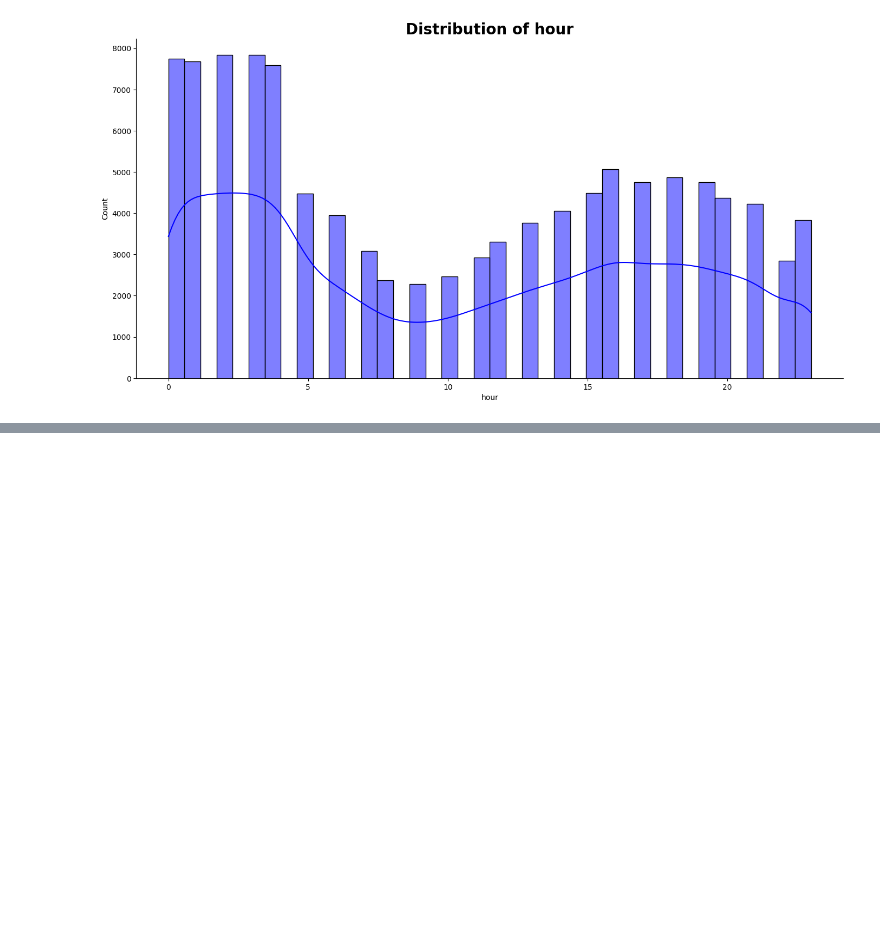
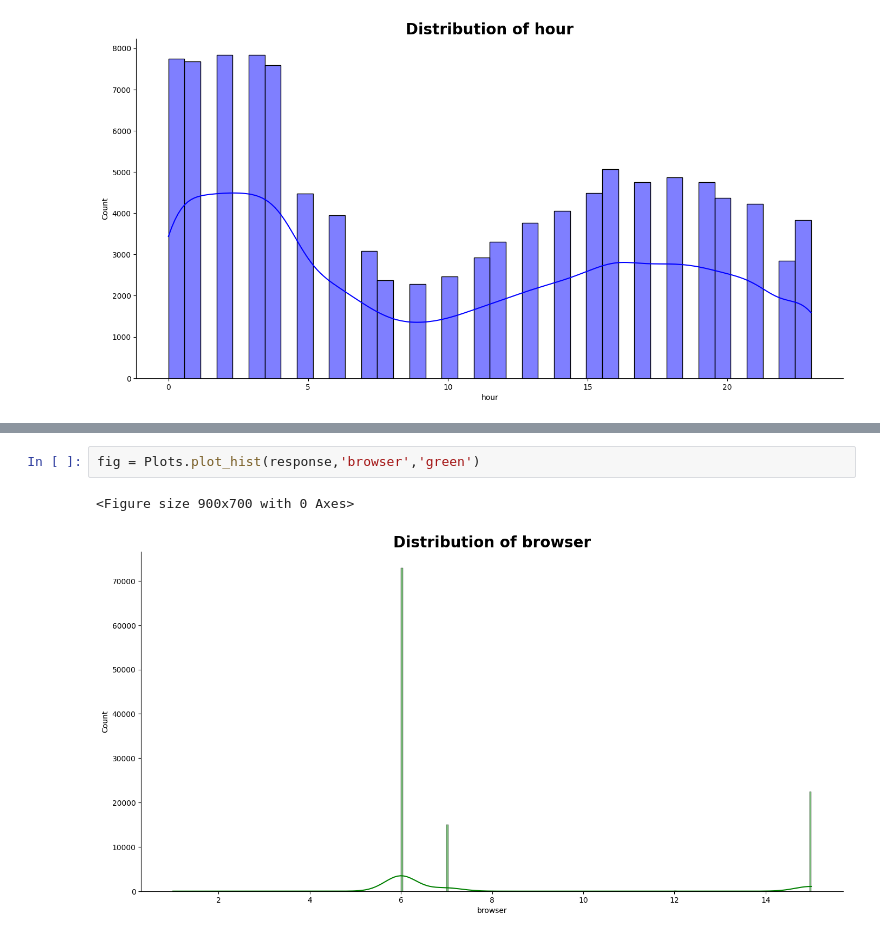
Before and after one commit to nahomHmichael/abtest-mlops, a Jupyter notebook: notebooks/Task3_new_data_AB_test.ipynb, the cells around one changed output, grey strips where cells are left out. Drawn from its saved outputs; the diff is of its cells as text; blank space fills up the shorter version.

```diff
--- a/notebooks/Task3_new_data_AB_test.ipynb
+++ b/notebooks/Task3_new_data_AB_test.ipynb
@@ -235,0 +276,5 @@ fig = Plots.plot_hist(response,'hour','blue')
+# %%
+fig = Plots.plot_hist(response,'browser','green')
+# %% [output]
+<Figure size 900x700 with 0 Axes>
+[figure, added]
```
Also changed, not shown: parts of 6 cells of this notebook.
